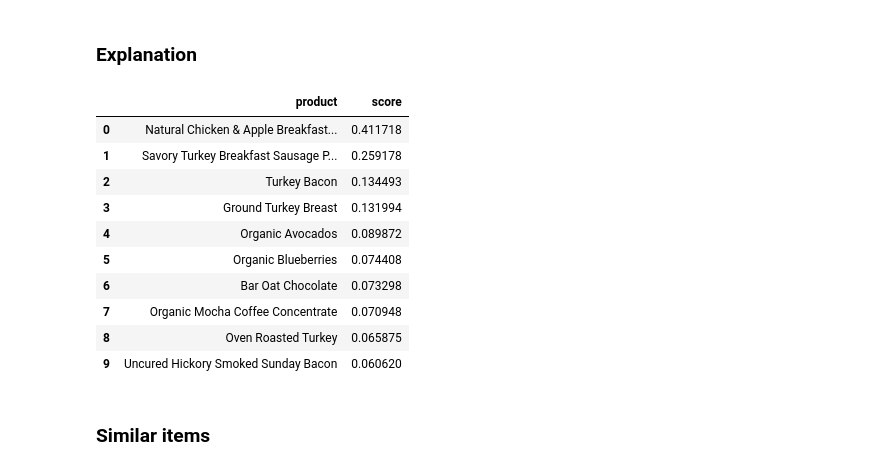
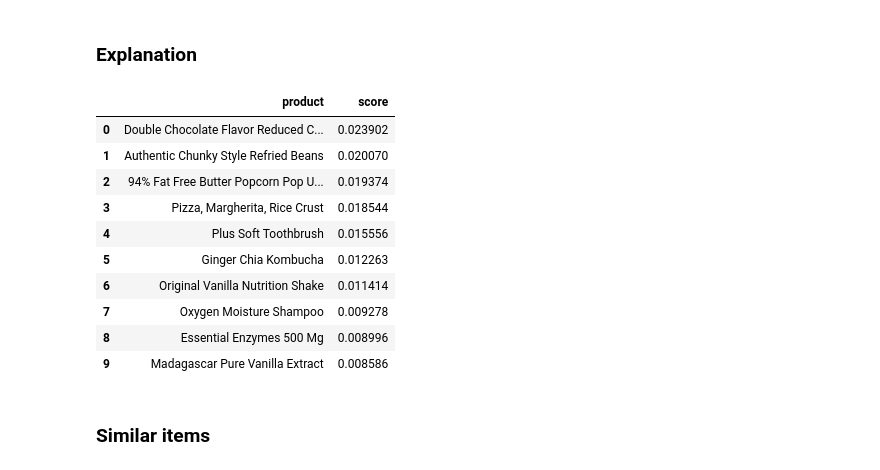
Before and after one commit to AlphaLabsUY/recsys, a Jupyter notebook: recommendation_system_instacart.ipynb, the cells around one changed output. Drawn from its saved outputs; the diff is of its cells as text; code cells hidden in the pictures.

```diff
--- a/recommendation_system_instacart.ipynb
+++ b/recommendation_system_instacart.ipynb
@@ -60,2 +63,33 @@ products.set_index('product_id', inplace=True)
+# %%
+products_dtypes = {
+    'product_id': np.int32,
+    'product_name': str,
+    'aisle_id': np.uint8,
+    'department_id': np.uint8
+}
+
+orders_dtypes = {
+    'order_id': np.int32,
+    'user_id': np.int32,
+    'eval_set': str,
+    'order_number': np.uint8,
+    'order_dow': np.uint8,
+    'order_hour_of_day': np.uint8,
+    'days_since_prior': np.float32
+}
+
+order_product_dtypes = {
+    'order_id': np.int32,
+    'product_id': np.int32,
+    'add_to_cart_order': np.uint8,
+    'reordered': np.uint8
+}
+
+orders = pd.read_csv(orders_path, dtype=orders_dtypes)
+products = pd.read_csv(product_path, dtype=products_dtypes)
+orders_product_prior = pd.read_csv(orders_product_prior_path, dtype=order_product_dtypes)
+orders_product_train = pd.read_csv(orders_product_train_path, dtype=order_product_dtypes)
+departments = pd.read_csv(departments_path)
+aisles = pd.read_csv(aisles_path)
 # %% [markdown]
 # Exploratory Data Analysis
@@ -62,5 +126,7 @@ products.set_index('product_id', inplace=True)
 # %% [markdown]
 ## Products
+# %%
+products = products.merge(departments, on='department_id', how='left')
 # %%
 products.shape
 # %% [output]
@@ -211,9 +397,11 @@ class SparseTransformer:
         self.products = None
         self.shape = None
 
-    def _sparse_matrices(self, users, products):
-        alpha = 1
-        values = [alpha] * len(users)
+    def _sparse_matrices(self, users, products, values = None):
+
+        if not values:
+            values = np.ones(len(users))
+
         row_index = users
         col_index = products
 
@@ -354,21 +539,21 @@ products.loc[[k[0] for k in recommendation], :]
 # %% [markdown]
 ### Explanation
 # %%
-product_id = 311
+product_id = 47627
 _, top_contribution, _ = model_user_item.explain(user_id, sparse_user_item_prior, product_id)
 pd.DataFrame([(products.loc[product_id, 'product_name'], score) for product_id,score in top_contribution], columns=['product', 'score'])
 # %% [output]
 |  | product | score |
-| 0 | Natural Chicken & Apple Breakfast... | 0.411718 |
-| 1 | Savory Turkey Breakfast Sausage P... | 0.259178 |
-| 2 | Turkey Bacon | 0.134493 |
-| 3 | Ground Turkey Breast | 0.131994 |
-| 4 | Organic Avocados | 0.089872 |
-| 5 | Organic Blueberries | 0.074408 |
-| 6 | Bar Oat Chocolate | 0.073298 |
-| 7 | Organic Mocha Coffee Concentrate | 0.070948 |
-| 8 | Oven Roasted Turkey | 0.065875 |
-| 9 | Uncured Hickory Smoked Sunday Bacon | 0.060620 |
+| 0 | Double Chocolate Flavor Reduced C... | 0.023902 |
+| 1 | Authentic Chunky Style Refried Beans | 0.020070 |
+| 2 | 94% Fat Free Butter Popcorn Pop U... | 0.019374 |
+| 3 | Pizza, Margherita, Rice Crust | 0.018544 |
+| 4 | Plus Soft Toothbrush | 0.015556 |
+| 5 | Ginger Chia Kombucha | 0.012263 |
+| 6 | Original Vanilla Nutrition Shake | 0.011414 |
+| 7 | Oxygen Moisture Shampoo | 0.009278 |
+| 8 | Essential Enzymes 500 Mg | 0.008996 |
+| 9 | Madagascar Pure Vanilla Extract | 0.008586 |
 # %% [markdown]
 ### Similar items
 # %% [markdown]
```
Also changed, not shown: parts of 47 cells of this notebook.
